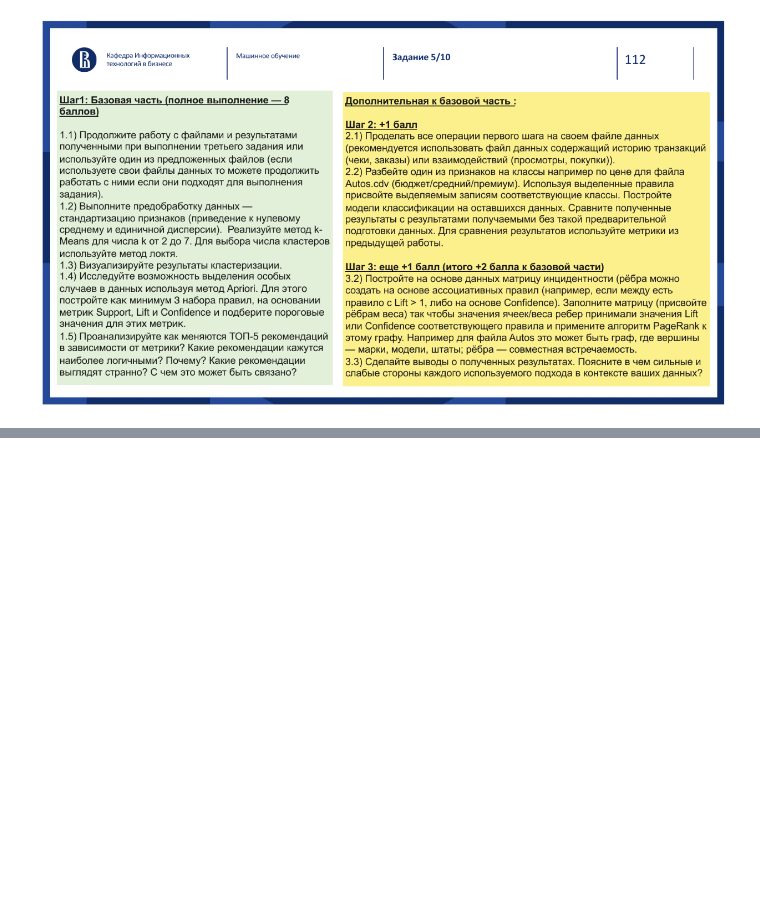
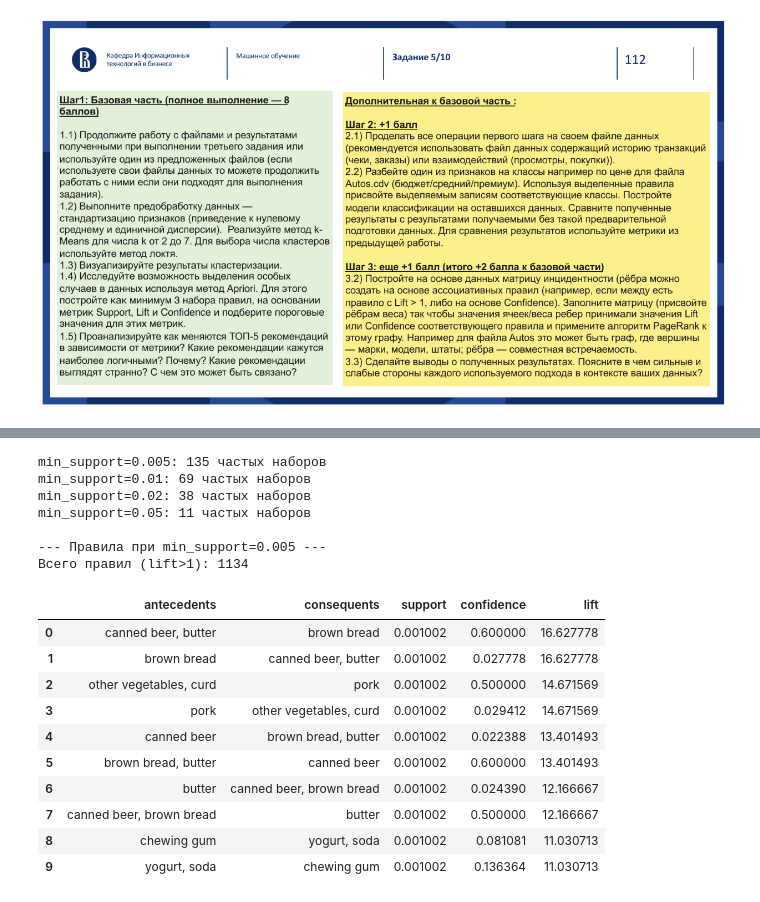
Before and after one commit to Poruch/Data_analysis_with_Python, a Jupyter notebook: Задание_5_Мальшаков_АА_РИС24-3.ipynb, the cells around one changed output, grey strips where cells are left out. Saved outputs shown, nothing was run; the diff lists cells and outputs as text; code cells hidden in the pictures; blank space fills up the shorter version.

```diff
--- a/Задание_5_Мальшаков_АА_РИС24-3.ipynb
+++ b/Задание_5_Мальшаков_АА_РИС24-3.ipynb
@@ -2,0 +192,42 @@
+# %%
+def format_rules(rules_df):
+    df_formatted = rules_df.copy()
+    # Превращаем frozenset в строку без лишних символов
+    df_formatted['antecedents'] = df_formatted['antecedents'].apply(lambda x: ', '.join(list(x)))
+    df_formatted['consequents'] = df_formatted['consequents'].apply(lambda x: ', '.join(list(x)))
+    return df_formatted[['antecedents', 'consequents', 'support', 'confidence', 'lift']]
+# %%
+
+
+min_support_values = [0.005, 0.01, 0.02, 0.05]
+for ms in min_support_values:
+    freq = apriori(df_encoded, min_support=ms, use_colnames=True)
+    print(f'min_support={ms}: {len(freq)} частых наборов')
+
+print('\n--- Правила при min_support=0.005 ---')
+freq_base = apriori(df_encoded, min_support=0.001, use_colnames=True)
+rules_all = association_rules(freq_base, metric='lift', min_threshold=1)
+rules_all = rules_all.sort_values('lift', ascending=False).reset_index(drop=True)
+print(f'Всего правил (lift>1): {len(rules_all)}')
+
+display(format_rules(rules_all[['antecedents', 'consequents',
+                   'support', 'confidence', 'lift']].head(10)))
+# %% [output]
+min_support=0.005: 135 частых наборов
+min_support=0.01: 69 частых наборов
+min_support=0.02: 38 частых наборов
+min_support=0.05: 11 частых наборов
+
+--- Правила при min_support=0.005 ---
+Всего правил (lift>1): 1134
+|  | antecedents | consequents | support | confidence | lift |
+| 0 | canned beer, butter | brown bread | 0.001002 | 0.600000 | 16.627778 |
+| 1 | brown bread | canned beer, butter | 0.001002 | 0.027778 | 16.627778 |
+| 2 | other vegetables, curd | pork | 0.001002 | 0.500000 | 14.671569 |
+| 3 | pork | other vegetables, curd | 0.001002 | 0.029412 | 14.671569 |
+| 4 | canned beer | brown bread, butter | 0.001002 | 0.022388 | 13.401493 |
+| 5 | brown bread, butter | canned beer | 0.001002 | 0.600000 | 13.401493 |
+| 6 | butter | canned beer, brown bread | 0.001002 | 0.024390 | 12.166667 |
+| 7 | canned beer, brown bread | butter | 0.001002 | 0.500000 | 12.166667 |
+| 8 | chewing gum | yogurt, soda | 0.001002 | 0.081081 | 11.030713 |
+| 9 | yogurt, soda | chewing gum | 0.001002 | 0.136364 | 11.030713 |
```
Also changed, not shown: parts of 7 cells of this notebook, 3 other files.
